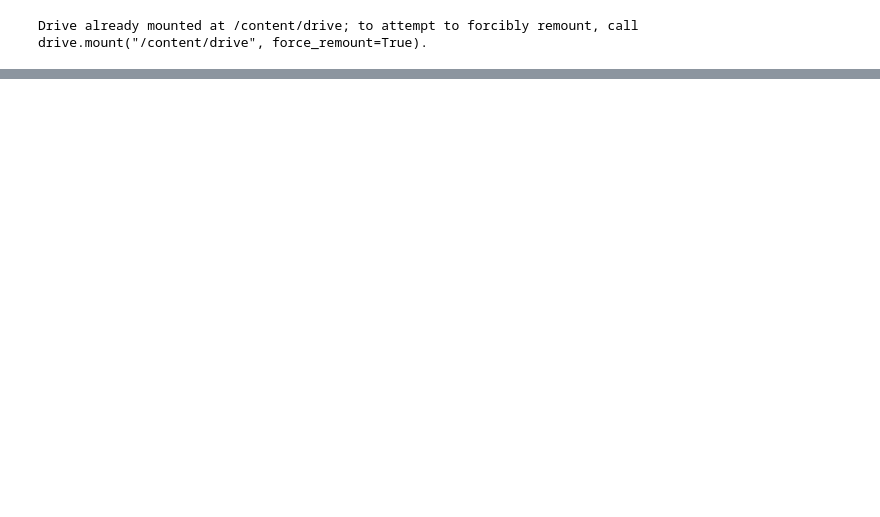
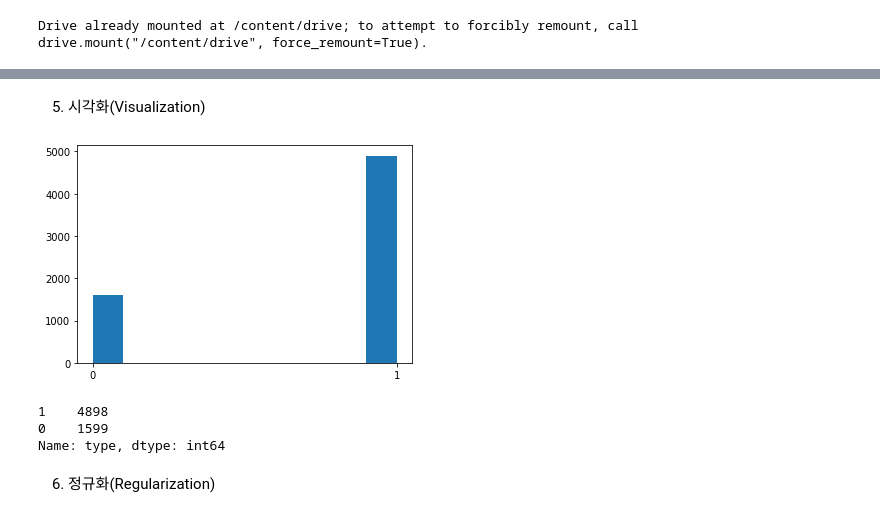
Before and after one commit to LEESUAJE1978/deeplearning_sejong, a Jupyter notebook: ex04_Logistic_Regression.ipynb, the cells around one changed output, grey strips where cells are left out. Cells and saved outputs as stored; diff of their text form; code cells hidden in the pictures; blank space fills up the shorter version.

```diff
--- a/ex04_Logistic_Regression.ipynb
+++ b/ex04_Logistic_Regression.ipynb
@@ -116,0 +205,4 @@ with tf.Session() as sess:
+# %%
+red = pd.read_csv("http://archive.ics.uci.edu/ml/machine-learning-databases/wine-quality/winequality-red.csv", sep=";")
+# %%
+white = pd.read_csv("http://archive.ics.uci.edu/ml/machine-learning-databases/wine-quality/winequality-white.csv", sep=";")
@@ -116,0 +231,3 @@ with tf.Session() as sess:
+# %%
+red['type'] = 0
+white['type'] = 1
@@ -116,0 +236,3 @@ with tf.Session() as sess:
+# %%
+wine = pd.concat([red, white])
+wine.head()
@@ -116,0 +262,15 @@ with tf.Session() as sess:
+# %% [markdown]
+5. 시각화(Visualization)
+# %%
+import matplotlib.pyplot as plt
+plt.hist(wine['type'])
+plt.xticks([0,1])
+plt.show()
+print(wine['type'].value_counts())
+# %% [output]
+[figure, added]
+1    4898
+0    1599
+Name: type, dtype: int64
+# %% [markdown]
+6. 정규화(Regularization)
```
Also changed, not shown: parts of 67 cells of this notebook.
